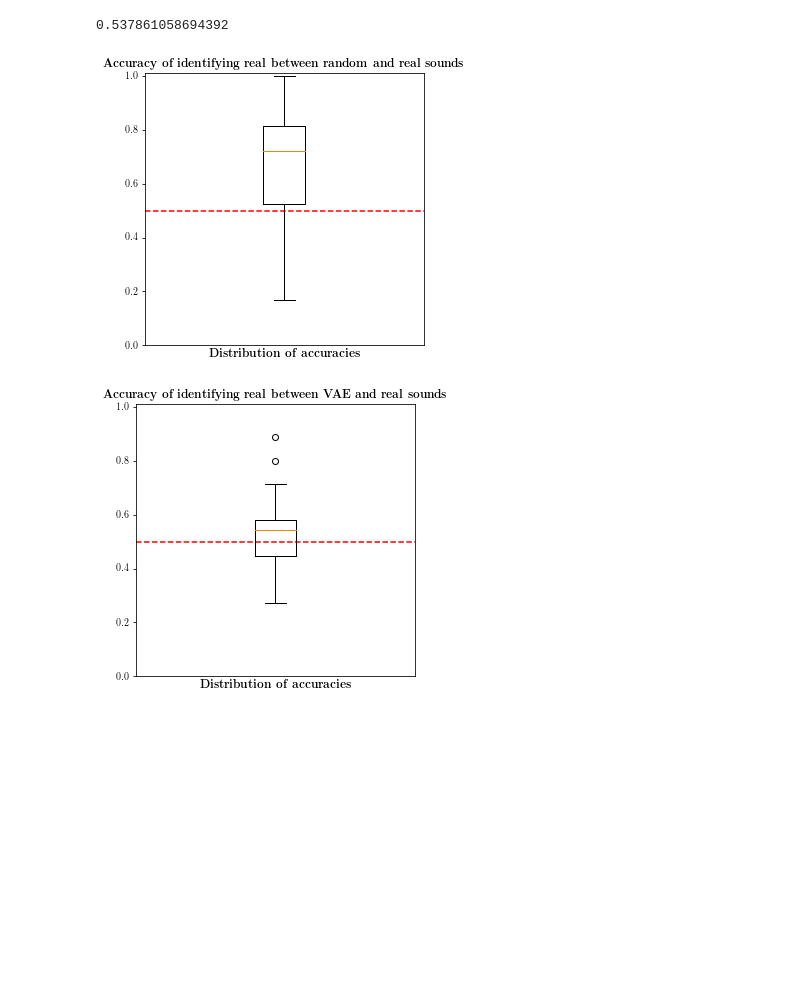
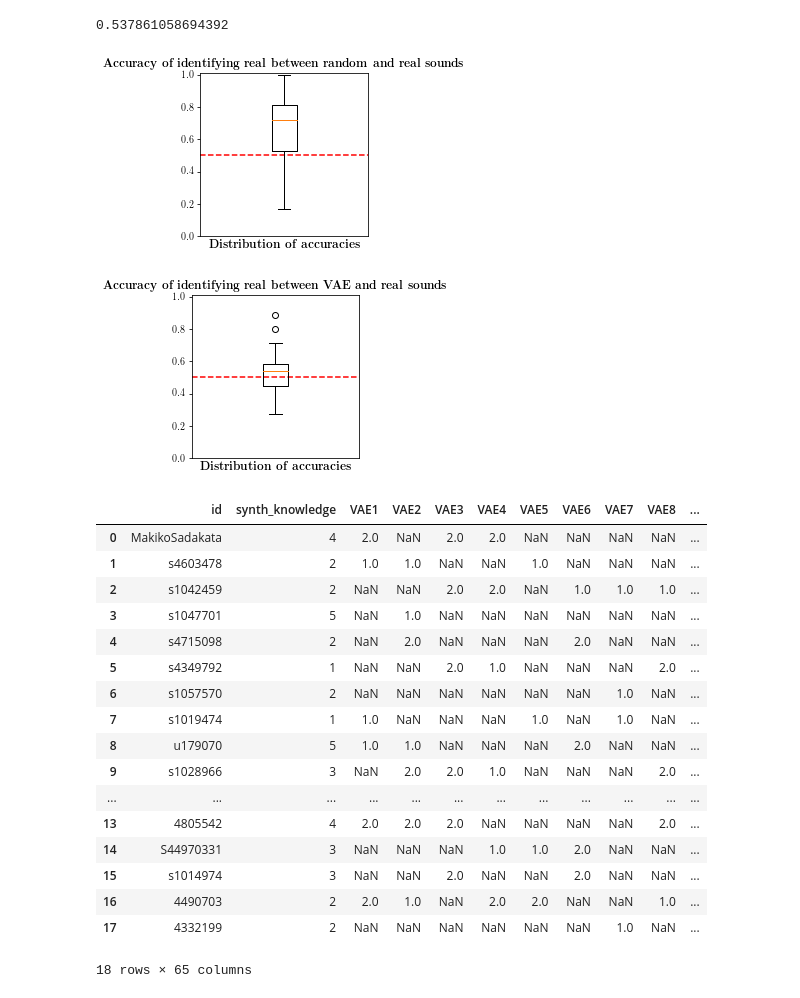
Before and after one commit to LoeveW/ANMC_group3, a Jupyter notebook: ExperimentDataAnalysis/discriminability_results/results_jeroen.ipynb, the cells around one changed output. Cells and saved outputs as stored; diff of their text form; code cells hidden in the pictures; blank space fills up the shorter version.

```diff
--- a/ExperimentDataAnalysis/discriminability_results/results_jeroen.ipynb
+++ b/ExperimentDataAnalysis/discriminability_results/results_jeroen.ipynb
@@ -34,19 +33,19 @@ results_participants['accuracy_VAE'].mean()
 0.537861058694392
 # %%
 # plt.boxplot([accuracy_random,accuracy_VAE])
-plt.figure(figsize=(5,5))
+plt.figure(figsize=(3,3))
 plt.boxplot(accuracy_random)
 plt.title(r'\textbf{Accuracy of identifying real between random and real sounds}', fontsize=12)
 plt.xlabel(r'\textbf{Distribution of accuracies}', fontsize=12)
 plt.xticks([])
 plt.ylim(0,1.01)
 plt.hlines(y=0.5, xmin=0.5, xmax=1.5,colors='r', linestyles='dashed')
 plt.savefig('random_vs_real.pdf', bbox_inches='tight')
 plt.show()
 # %% [output]
-[figure, old version]
+[figure, new version]
 # %%
-plt.figure(figsize=[5,5])
+plt.figure(figsize=(3,3))
 plt.boxplot(accuracy_VAE)
 plt.title(r'\textbf{Accuracy of identifying real between VAE and real sounds}',fontsize=12)
 plt.xlabel(r'\textbf{Distribution of accuracies}',fontsize=12)
@@ -56,4 +55,25 @@ plt.hlines(y=0.5, xmin=0.5, xmax=1.5,colors='r', linestyles='dashed')
 plt.savefig('VAE_vs_real.pdf' ,bbox_inches='tight')
 plt.show()
 # %% [output]
-[figure, old version]
+[figure, new version]
+# %%
+results_participants
+# %% [output]
+|  | id | synth_knowledge | VAE1 | VAE2 | VAE3 | VAE4 | VAE5 | VAE6 | VAE7 | VAE8 | ... |
+| 0 | MakikoSadakata | 4 | 2.0 | NaN | 2.0 | 2.0 | NaN | NaN | NaN | NaN | ... |
+| 1 | s4603478 | 2 | 1.0 | 1.0 | NaN | NaN | 1.0 | NaN | NaN | NaN | ... |
+| 2 | s1042459 | 2 | NaN | NaN | 2.0 | 2.0 | NaN | 1.0 | 1.0 | 1.0 | ... |
+| 3 | s1047701 | 5 | NaN | 1.0 | NaN | NaN | NaN | NaN | NaN | NaN | ... |
+| 4 | s4715098 | 2 | NaN | 2.0 | NaN | NaN | NaN | 2.0 | NaN | NaN | ... |
+| 5 | s4349792 | 1 | NaN | NaN | 2.0 | 1.0 | NaN | NaN | NaN | 2.0 | ... |
+| 6 | s1057570 | 2 | NaN | NaN | NaN | NaN | NaN | NaN | 1.0 | NaN | ... |
+| 7 | s1019474 | 1 | 1.0 | NaN | NaN | NaN | 1.0 | NaN | 1.0 | NaN | ... |
+| 8 | u179070 | 5 | 1.0 | 1.0 | NaN | NaN | NaN | 2.0 | NaN | NaN | ... |
+| 9 | s1028966 | 3 | NaN | 2.0 | 2.0 | 1.0 | NaN | NaN | NaN | 2.0 | ... |
+| ... | ... | ... | ... | ... | ... | ... | ... | ... | ... | ... | ... |
+| 13 | 4805542 | 4 | 2.0 | 2.0 | 2.0 | NaN | NaN | NaN | NaN | 2.0 | ... |
+| 14 | S44970331 | 3 | NaN | NaN | NaN | 1.0 | 1.0 | 2.0 | NaN | NaN | ... |
+| 15 | s1014974 | 3 | NaN | NaN | 2.0 | NaN | NaN | 2.0 | NaN | NaN | ... |
+| 16 | 4490703 | 2 | 2.0 | 1.0 | NaN | 2.0 | 2.0 | NaN | NaN | 1.0 | ... |
+| 17 | 4332199 | 2 | NaN | NaN | NaN | NaN | NaN | NaN | 1.0 | NaN | ... |
+18 rows × 65 columns
```
Also changed, not shown: parts of 6 cells of this notebook, 3 other files.
